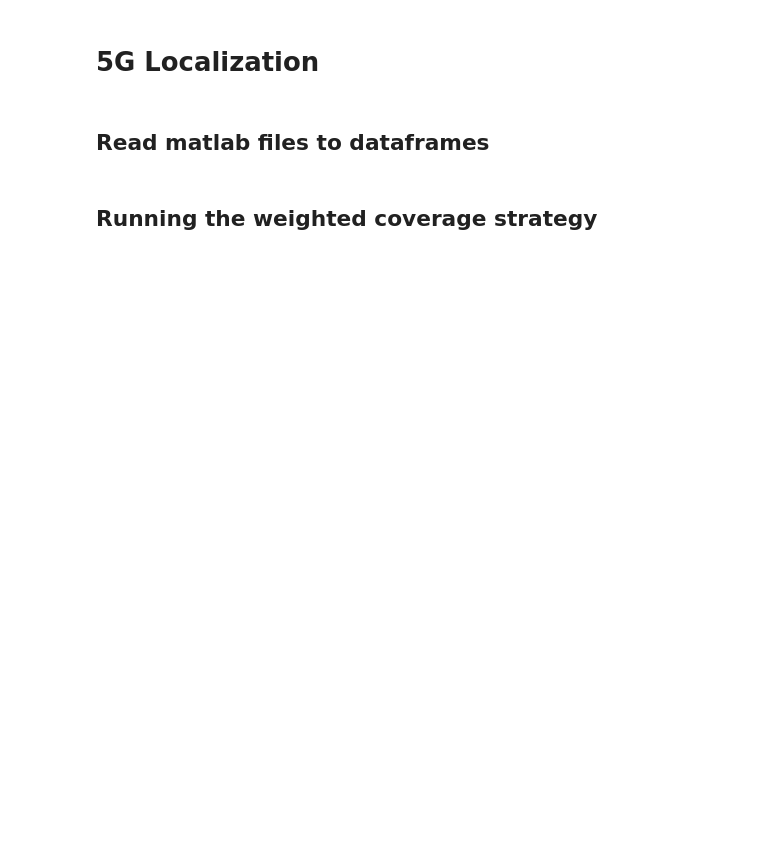
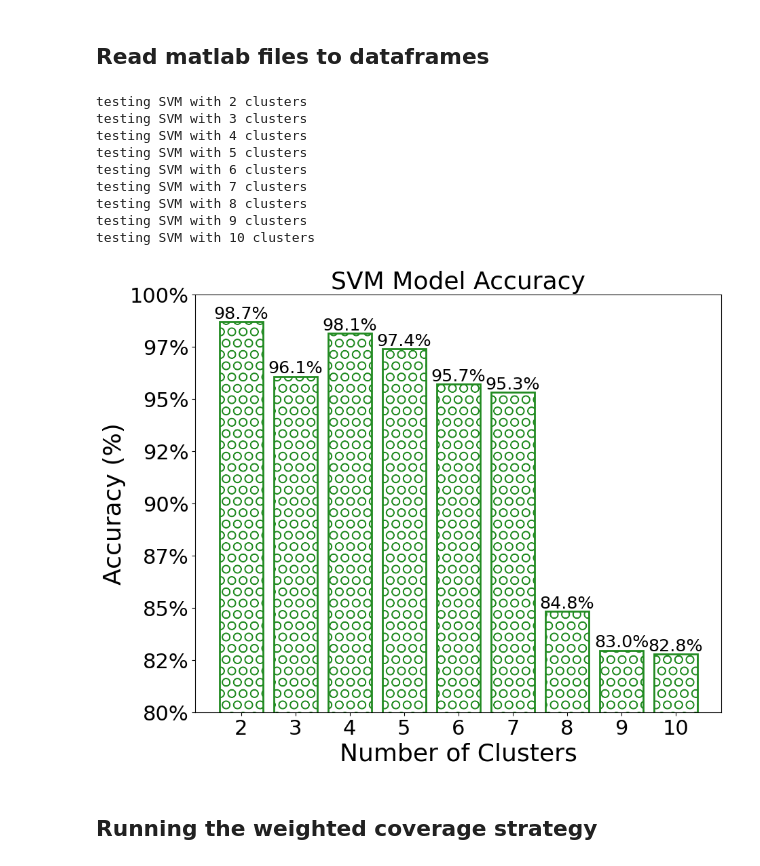
Before and after one commit to Andreas-Espelund/5G_localization, a Jupyter notebook: Main.ipynb, the cells around one changed output. Saved outputs shown, nothing was run; the diff lists cells and outputs as text; code cells hidden in the pictures; blank space fills up the shorter version.

Commit message:
Clustering with svm

```diff
--- a/Main.ipynb
+++ b/Main.ipynb
@@ -1,5 +1,3 @@
-# %% [markdown]
-# 5G Localization
 # %% [markdown]
 ## Read matlab files to dataframes
 # %%
@@ -35,6 +34,83 @@ test_campaign = 1
 
 df_rp = df.copy()
 df_tp = df.copy()
+# %%
+
+from sklearn.metrics import accuracy_score
+from sklearn.svm import SVC
+from sklearn.cluster import KMeans
+import time
+import pandas as pd
+from scripts.plotting import make_bar_plot
+
+# Copy the relevant columns for clustering
+df_test = df_rp.copy()[['lat', 'lng']]
+
+# Define the range of cluster sizes to test
+cluster_sizes = range(2, 11)  # Testing cluster sizes from 2 to 10
+results = []
+
+param_grid = {
+    'C': [0.1, 1, 10, 100],
+    'gamma': ['scale', 'auto', 0.01, 0.1, 1],
+    'kernel': ['rbf', 'linear']
+}
+
+for n_clusters in cluster_sizes:
+    print(f'testing SVM with {n_clusters} clusters')
+    res = []
+
+    # Cluster data with K-Means for the current number of clusters
+    kmeans = KMeans(n_clusters=n_clusters, random_state=int(time.time()))
+    coords = df_test[['lat', 'lng']].values
+    kmeans.fit(coords)
+
+    # Assign cluster labels
+    df_test['cluster'] = kmeans.labels_
+
+    # Prepare features and target
+    X = df_test[['lat', 'lng']]
+    y = df_test['cluster']
+
+    # Split the data
+    X_train, X_test, y_train, y_test = train_test_split(X, y, test_size=0.2, random_state=int(time.time()))
+
+    # Train the SVM model
+    svm = SVC(C=100, gamma=1, kernel='rbf', random_state=int(time.time()))
+
+    svm.fit(X_train, y_train)
+
+    # Predict and evaluate
+    y_pred = svm.predict(X_test)
+    accuracy = accuracy_score(y_test, y_pred)
+    results.append((n_clusters, accuracy))
+
+# Convert results to a DataFrame for easy visualization
+results_df = pd.DataFrame(results, columns=['n_clusters', 'accuracy'])
+
+results_df['accuracy'] = results_df['accuracy'] * 100
+
+make_bar_plot(
+    results_df,
+    x_col='n_clusters',
+    y_col='accuracy',
+    title='SVM Model Accuracy',
+    x_label='Number of Clusters',
+    y_label='Accuracy (%)',
+    y_limits=(80, 100),
+    bar_labels=True
+)
+# %% [output]
+testing SVM with 2 clusters
+testing SVM with 3 clusters
+testing SVM with 4 clusters
+testing SVM with 5 clusters
+testing SVM with 6 clusters
+testing SVM with 7 clusters
+testing SVM with 8 clusters
+testing SVM with 9 clusters
+testing SVM with 10 clusters
+[figure, added]
 # %% [markdown]
 ## Running the weighted coverage strategy
 # %%
```
Also changed, not shown: parts of 5 cells of this notebook, 2 other files.
